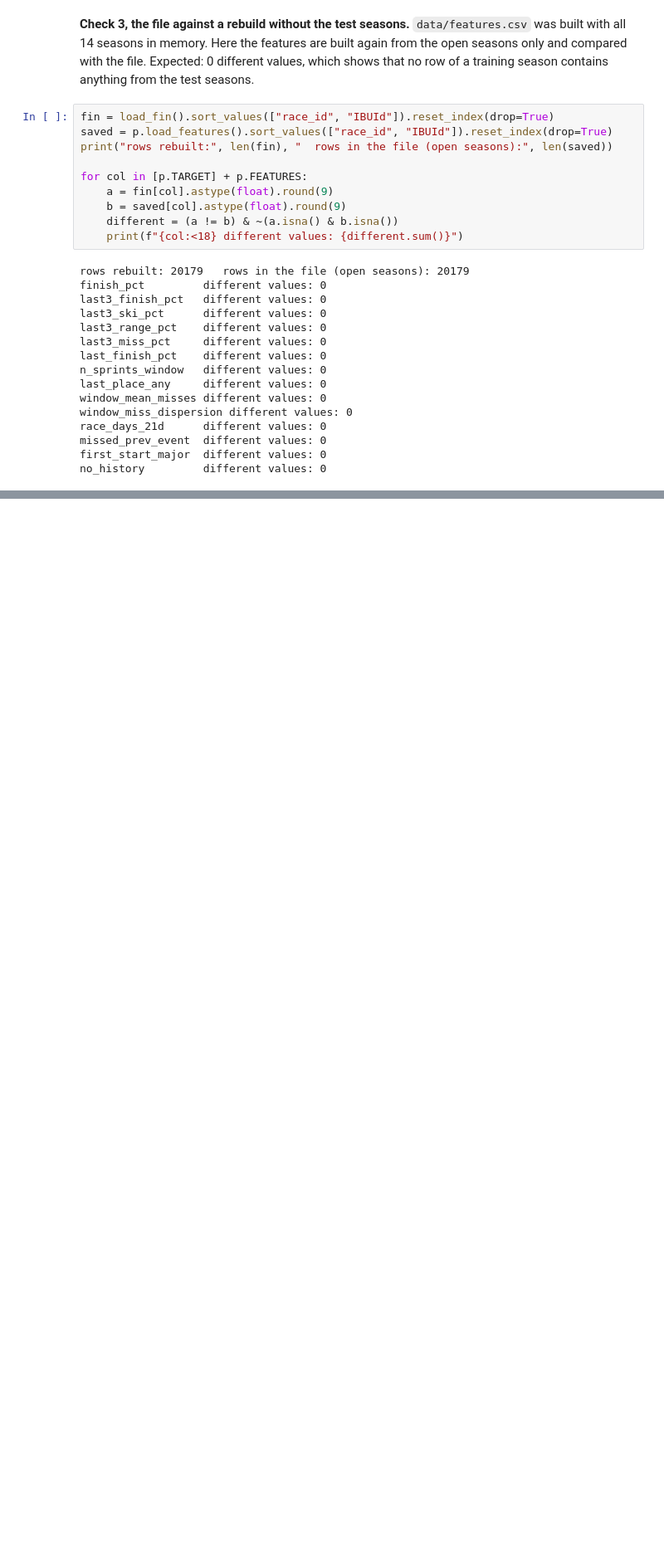
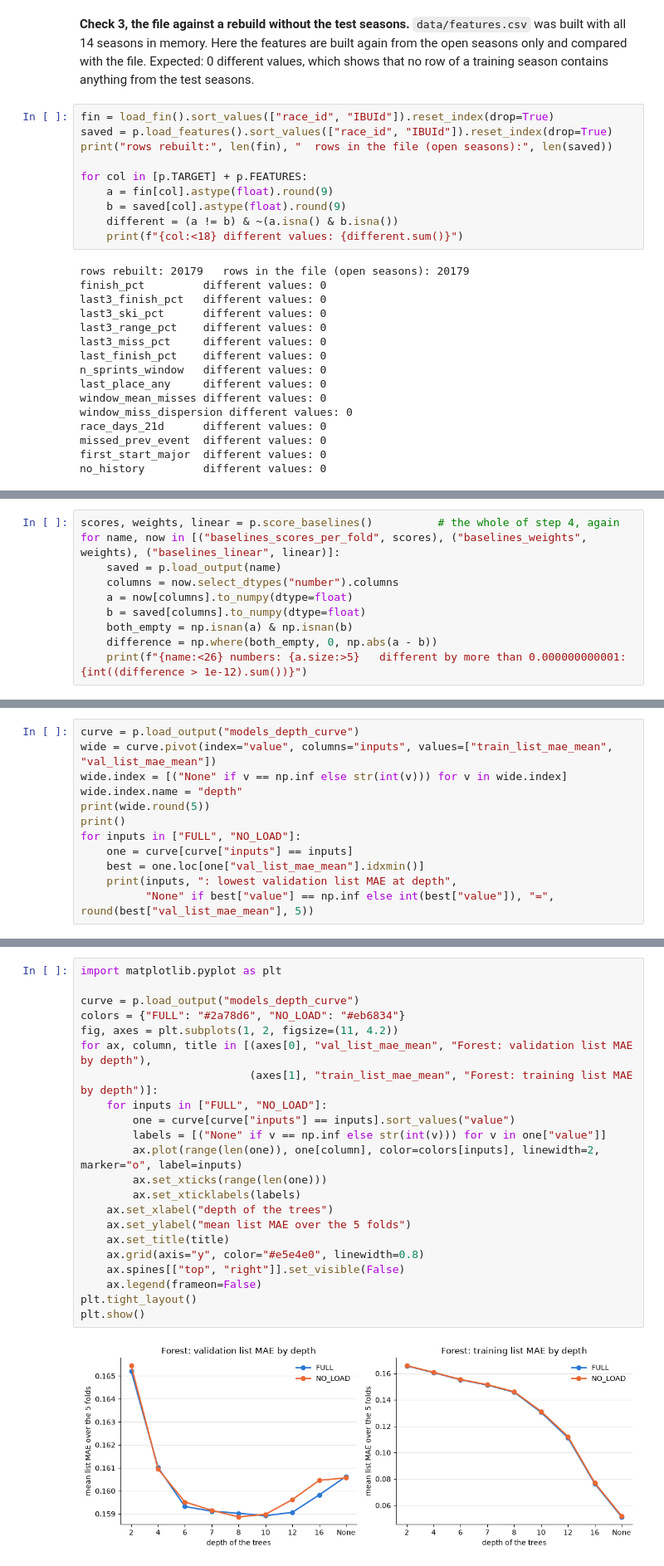
Before and after one commit to dupaski-1/biathlon-form, a Jupyter notebook: lab_book.ipynb, the cells around one changed output, grey strips where cells are left out. Shown at 83% size. Cells and saved outputs as stored; diff of their text form; blank space fills up the shorter version.

```diff
--- a/lab_book.ipynb
+++ b/lab_book.ipynb
@@ -3764,0 +2612,10 @@ nations with finishers in 2020/21 to 2022/23 and none in the test seasons: BIH,
+# %%
+scores, weights, linear = p.score_baselines()          # the whole of step 4, again
+for name, now in [("baselines_scores_per_fold", scores), ("baselines_weights", weights), ("baselines_linear", linear)]:
+    saved = p.load_output(name)
+    columns = now.select_dtypes("number").columns
+    a = now[columns].to_numpy(dtype=float)
+    b = saved[columns].to_numpy(dtype=float)
+    both_empty = np.isnan(a) & np.isnan(b)
+    difference = np.where(both_empty, 0, np.abs(a - b))
+    print(f"{name:<26} numbers: {a.size:>5}   different by more than 0.000000000001: {int((difference > 1e-12).sum())}")
@@ -3764,0 +2810,12 @@ nations with finishers in 2020/21 to 2022/23 and none in the test seasons: BIH,
+# %%
+curve = p.load_output("models_depth_curve")
+wide = curve.pivot(index="value", columns="inputs", values=["train_list_mae_mean", "val_list_mae_mean"])
+wide.index = [("None" if v == np.inf else str(int(v))) for v in wide.index]
+wide.index.name = "depth"
+print(wide.round(5))
+print()
+for inputs in ["FULL", "NO_LOAD"]:
+    one = curve[curve["inputs"] == inputs]
+    best = one.loc[one["val_list_mae_mean"].idxmin()]
+    print(inputs, ": lowest validation list MAE at depth",
+          "None" if best["value"] == np.inf else int(best["value"]), "=", round(best["val_list_mae_mean"], 5))
@@ -3764,0 +2840,24 @@ nations with finishers in 2020/21 to 2022/23 and none in the test seasons: BIH,
+# %%
+import matplotlib.pyplot as plt
+
+curve = p.load_output("models_depth_curve")
+colors = {"FULL": "#2a78d6", "NO_LOAD": "#eb6834"}
+fig, axes = plt.subplots(1, 2, figsize=(11, 4.2))
+for ax, column, title in [(axes[0], "val_list_mae_mean", "Forest: validation list MAE by depth"),
+                          (axes[1], "train_list_mae_mean", "Forest: training list MAE by depth")]:
+    for inputs in ["FULL", "NO_LOAD"]:
+        one = curve[curve["inputs"] == inputs].sort_values("value")
+        labels = [("None" if v == np.inf else str(int(v))) for v in one["value"]]
+        ax.plot(range(len(one)), one[column], color=colors[inputs], linewidth=2, marker="o", label=inputs)
+        ax.set_xticks(range(len(one)))
+        ax.set_xticklabels(labels)
+    ax.set_xlabel("depth of the trees")
+    ax.set_ylabel("mean list MAE over the 5 folds")
+    ax.set_title(title)
+    ax.grid(axis="y", color="#e5e4e0", linewidth=0.8)
+    ax.spines[["top", "right"]].set_visible(False)
+    ax.legend(frameon=False)
+plt.tight_layout()
+plt.show()
+# %% [output]
+[figure, added]
```
Also changed, not shown: parts of 219 cells of this notebook, 33 other files.
